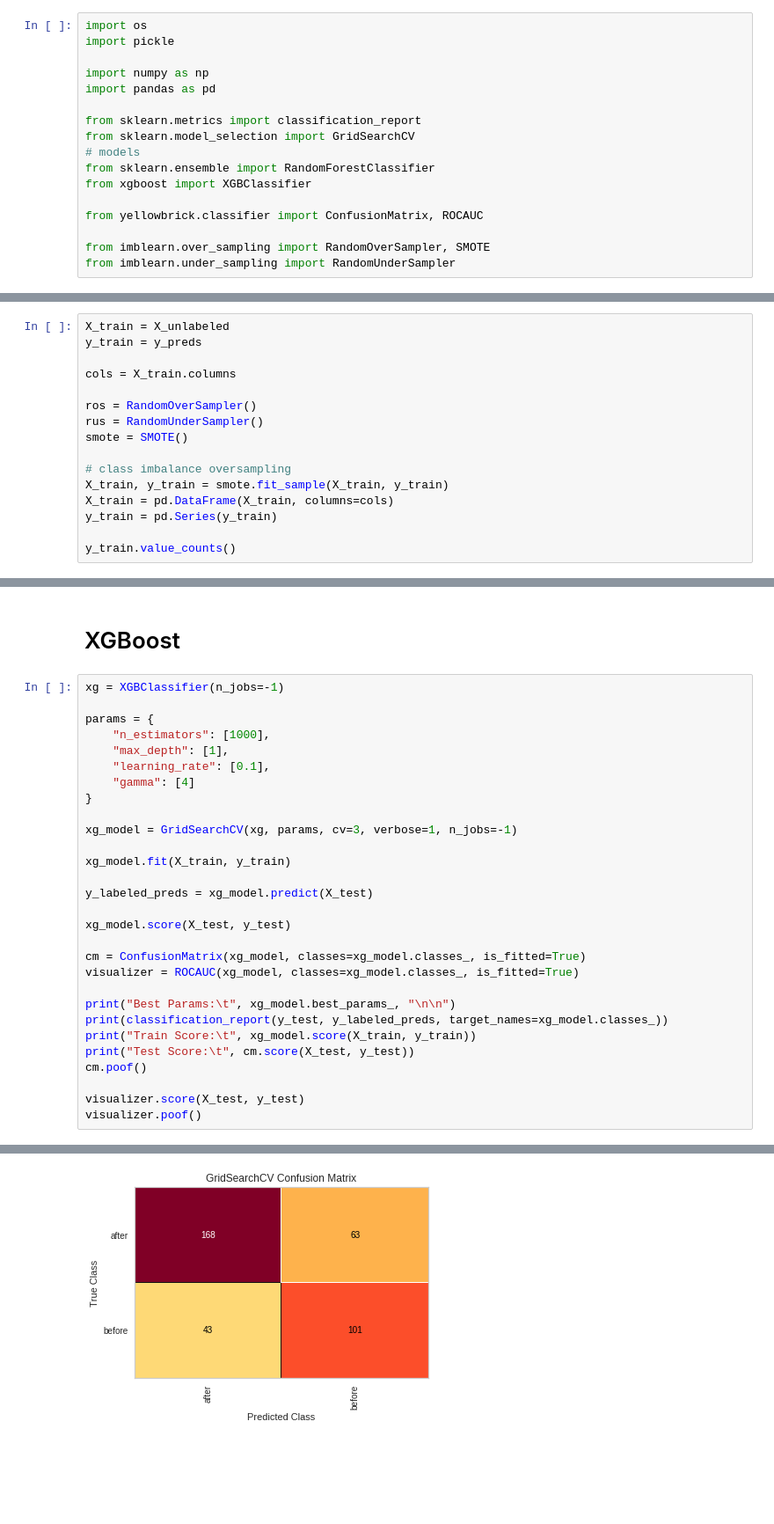
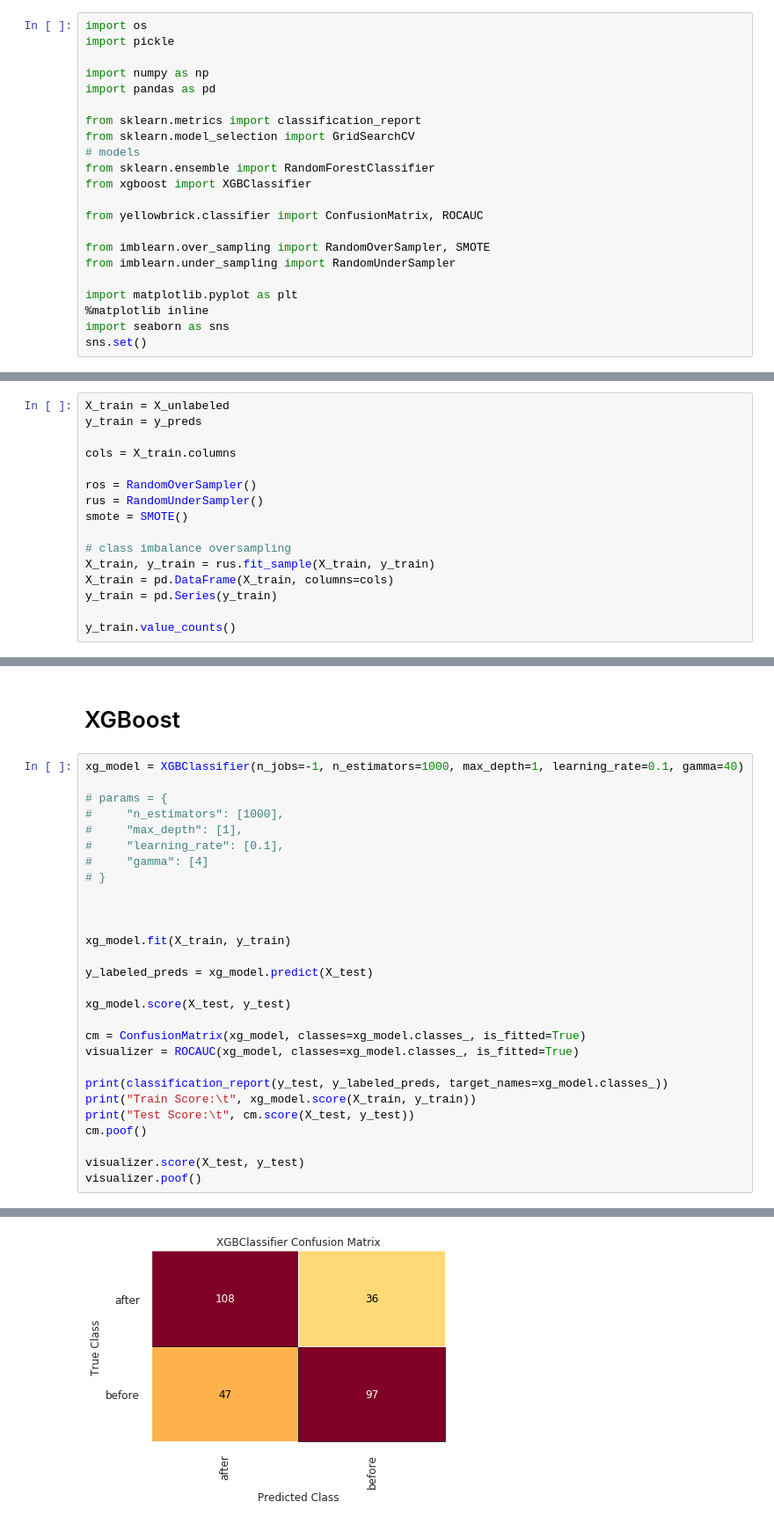
Before and after one commit to QED0711/wiki_learn, a Jupyter notebook: exploration/semi_supervised_classification.ipynb, the cells around one changed output, grey strips where cells are left out. Shown at 88% size. Cells and saved outputs as stored; diff of their text form; blank space fills up the shorter version.

Commit message:
tuned gamma parameter for xgboost

```diff
--- a/exploration/semi_supervised_classification.ipynb
+++ b/exploration/semi_supervised_classification.ipynb
@@ -15,6 +15,11 @@ from yellowbrick.classifier import ConfusionMatrix, ROCAUC
 
 from imblearn.over_sampling import RandomOverSampler, SMOTE
 from imblearn.under_sampling import RandomUnderSampler
+
+import matplotlib.pyplot as plt
+%matplotlib inline
+import seaborn as sns
+sns.set()
 # %% [markdown]
 # Load in the Model
 # %%
@@ -124,7 +129,7 @@ rus = RandomUnderSampler()
 smote = SMOTE()
 
 # class imbalance oversampling
-X_train, y_train = smote.fit_sample(X_train, y_train)
+X_train, y_train = rus.fit_sample(X_train, y_train)
 X_train = pd.DataFrame(X_train, columns=cols)
 y_train = pd.Series(y_train)
 
@@ -212,16 +217,16 @@ Test Score:      0.6926406926406926
 # %% [markdown]
 # XGBoost
 # %%
-xg = XGBClassifier(n_jobs=-1)
+xg_model = XGBClassifier(n_jobs=-1, n_estimators=1000, max_depth=1, learning_rate=0.1, gamma=40)
 
-params = {
-    "n_estimators": [1000],
-    "max_depth": [1],
-    "learning_rate": [0.1],
-    "gamma": [4]
-}
+# params = {
+#     "n_estimators": [1000],
+#     "max_depth": [1],
+#     "learning_rate": [0.1],
+#     "gamma": [4]
+# }
 
-xg_model = GridSearchCV(xg, params, cv=3, verbose=1, n_jobs=-1)
+
 
 xg_model.fit(X_train, y_train)
 
@@ -232,7 +237,6 @@ xg_model.score(X_test, y_test)
 cm = ConfusionMatrix(xg_model, classes=xg_model.classes_, is_fitted=True)
 visualizer = ROCAUC(xg_model, classes=xg_model.classes_, is_fitted=True)
 
-print("Best Params:\t", xg_model.best_params_, "\n\n")
 print(classification_report(y_test, y_labeled_preds, target_names=xg_model.classes_))
 print("Train Score:\t", xg_model.score(X_train, y_train))
 print("Test Score:\t", cm.score(X_test, y_test))
@@ -261 +259 @@ Test Score:      0.7173333333333334
-[figure, old version]
+[figure, new version]
```
Also changed, not shown: parts of 5 cells of this notebook.
